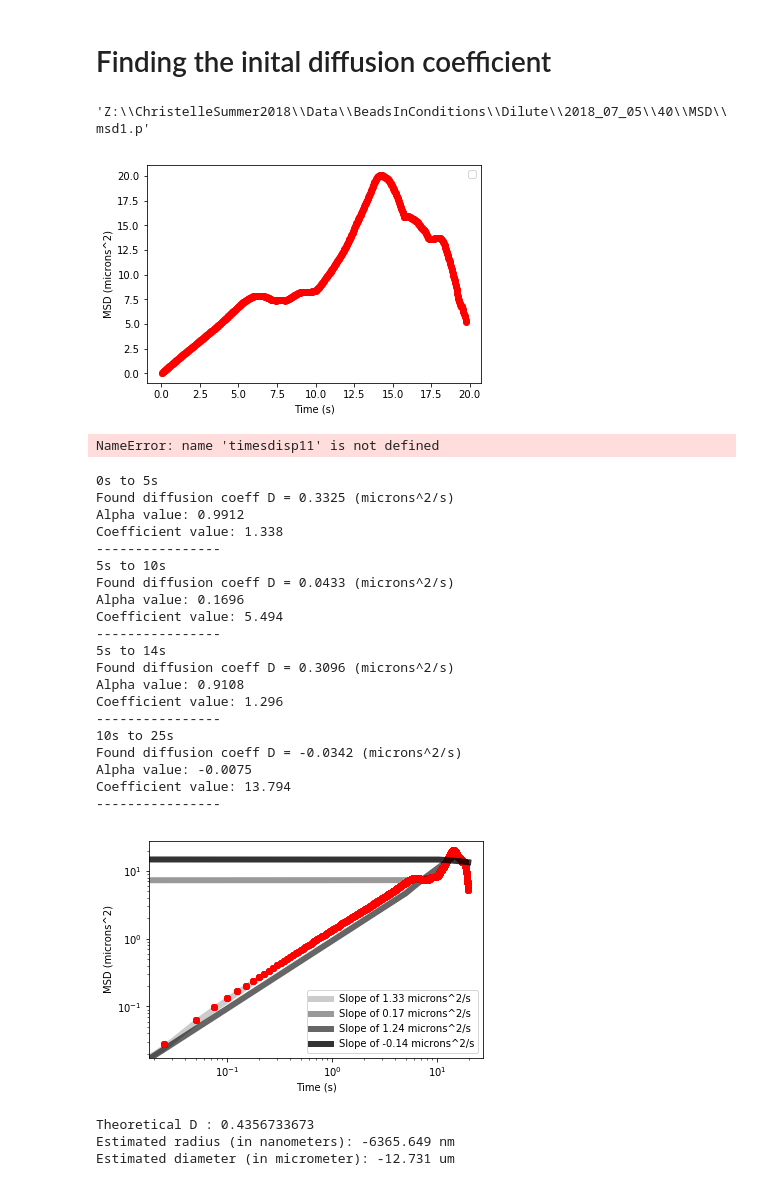
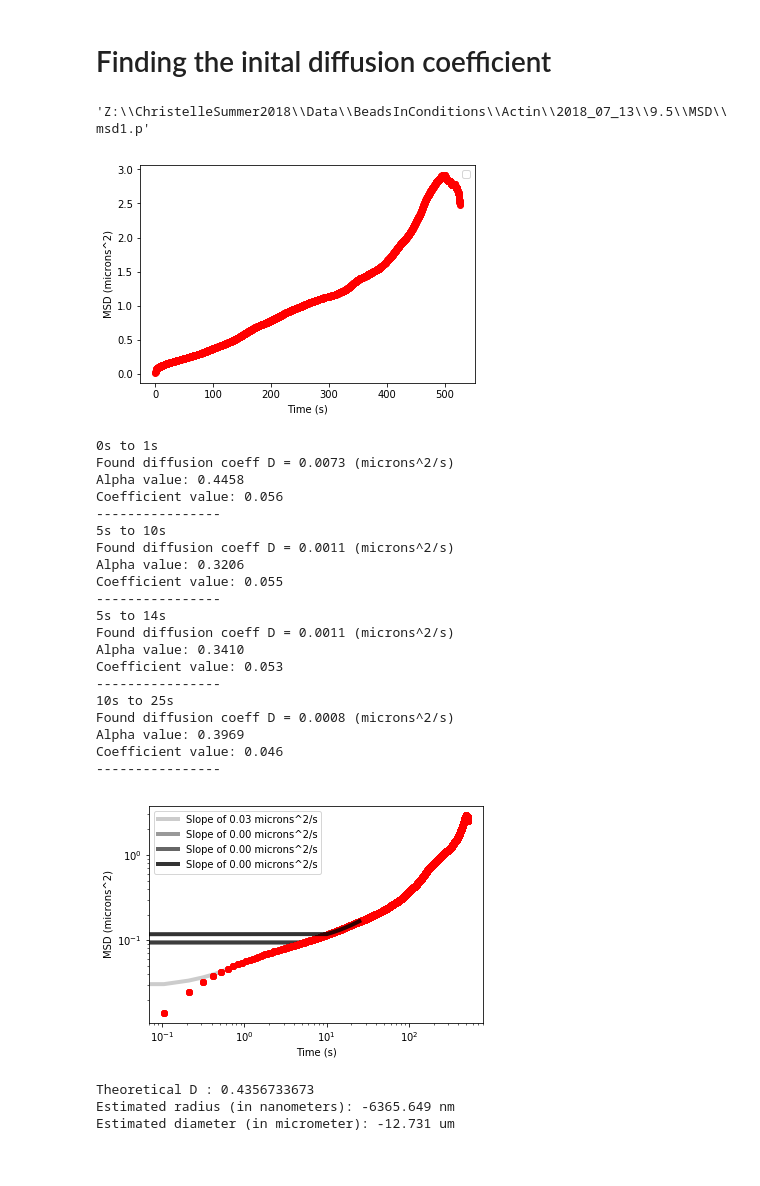
Before and after one commit to chmatsuda/ParticleTracking-Python, a Jupyter notebook: jupyter_notebooks/Particle Tracking, Finding the MSD.ipynb, the cells around one changed output. Drawn from its saved outputs; the diff is of its cells as text; code cells hidden in the pictures.

```diff
--- a/jupyter_notebooks/Particle Tracking, Finding the MSD.ipynb
+++ b/jupyter_notebooks/Particle Tracking, Finding the MSD.ipynb
@@ -40,10 +40,10 @@ import pickle
 #data_directory = "//Volumes//USB DISK//60fps_2//" #Notice the double slashes!
 
 ##PC
-data_directory = "Z:\\ChristelleSummer2018\\Data\\BeadsInConditions\\Dilute\\2018_07_05\\40\\2018_07_05_Dilute40fps2_3\\"
+data_directory = "Z:\\ChristelleSummer2018\\Data\\BeadsInConditions\\Actin\\2018_07_13\\9.5\\2018_07_17_Actin9.5fps_2\\"
 #data_file = "Substack (1-500).tif"
 data_file = data_directory.split('\\')[-2]+"_MMStack_Pos0.ome.tif"
-frame_rate = 40.0
+frame_rate = 9.5
 # %% [markdown]
 ### Let's inspect the data
 
@@ -127,7 +125,7 @@ Did that look okay? You should see a figure appear with green dots where the pro
 Now we'll run the feature-finding algorithm with the paramters we found on *all* frames.
 # %%
 feature_size = 7
-num_frames = 3000 #number of frames to find particles
+num_frames = 5000 #number of frames to find particles
 
 #Same parameters used as in "test".
 #NOTE: I set verbose=False here so it doesn't print out too much
@@ -160,7 +158,15 @@ In each frame, the code has identified particles (i.e., features). Now we have t
 # %%
 ### Tracking with fancytrack:
 num_dimensions = 2 #We take 2-dimensional images
-max_displacement = 2 #3 #Maximum displacement between consecutive frames to count as same particle
+if (frame_rate <4):
+    max_displacement =10
+elif(frame_rate < 12):
+    max_displacement = 5
+elif(frame_rate < 30):
+    max_displacement = 3
+else:
+    max_displacement =2
+#3 #Maximum displacement between consecutive frames to count as same particle
 goodenough = 20 #Minimum length for trajectory
 memory = 1 #how many consecutive frames a feature is allowed to skip.
 tracks = trackmem.trackmem(mt, max_displacement, num_dimensions, goodenough, memory)
@@ -266,7 +271,7 @@ for i in range(0,len(track_IDs_Length)):
 # %%
 '\\'.join(data_directory.split("\\")[:-2])+'\\MSD\\msd1.p'
 # %% [output]
-'Z:\\ChristelleSummer2018\\Data\\BeadsInConditions\\Dilute\\2018_07_05\\40\\MSD\\msd1.p'
+'Z:\\ChristelleSummer2018\\Data\\BeadsInConditions\\Actin\\2018_07_13\\9.5\\MSD\\msd1.p'
 # %%
 pixel_size = 0.189 #Multiplying by 2 because image was 2x2 binned. This is for 40x on Motic.
 
@@ -277,7 +282,7 @@ times= np.arange(1,len(msd)+1)/frame_rate
 # %%
 ##Saves the msds as a python file to be used later and as a csv text file for ease of access
 save_to = '\\'.join(data_directory.split("\\")[:-2])
-pickle.dump(msd, open(save_to + '\\MSD\\msd3.p' , 'wb')) ##this will save to the
+pickle.dump(msd, open(save_to + '\\MSD\\msd2.p' , 'wb')) ##this will save to the
 #pickle.dump(times, open(save_to + '\\MSD\\times1.p' , 'wb'))
 #np.savetxt(data_directory+'TimesMsd.txt',np.transpose((times,msd)),delimiter=',')
 ## pickle.dump(video_number, open(save_to + '\\'+'video_number.p', 'wb')) ##this will save to the fps folder and keep overwriting...
@@ -306,19 +311,14 @@ pylab.ylabel('MSD (microns^2)');
 pylab.savefig(data_directory+'MSDPlot.png')
 #pylab.savefig(data_directory+'MSDPlotMaxCutoffs.pdf')
 # %% [output]
-[figure, old version]
+[figure, new version]
-# %%
-print np.shape(timesdisp11)
-print np.shape(msddisp11)
-# %% [output]
-NameError: name 'timesdisp11' is not defined
 # %%
 ## Getting different diffusion coefficients for different time ranges
 ## (0 to 5s, 0 to 10s, 10 to 50s, this is what sylas does)
 mpld3.enable_notebook()
 
 cutoff_start =[0,5,5,10]
-cutoff_stop = [5,10,14,25]
+cutoff_stop = [1,10,14,25]
 DiffusionCoeffs = np.empty(len(cutoff_start))
 AlphaValues = np.empty(len(cutoff_start))
 
@@ -337,7 +337,7 @@ for p in range(0, len(cutoff_start)):
     linear_fit = np.polyfit(times[K][4:], msd[K][4:],1) #fit to polynomial of order 1 (i.e., a line)
     values_from_fit = np.polyval(linear_fit, np.hstack((np.array([0]),times[K]))) #evaluate polynomial
     pylab.loglog(np.hstack((np.array([0]),times[K])), values_from_fit,
-             '-k', lw=6, alpha= .2*(p+1), label = r"Slope of %.2f microns^2/s" % linear_fit[0])
+             '-k', lw=4, alpha= .2*(p+1), label = r"Slope of %.2f microns^2/s" % linear_fit[0])
 
     print str(start)+'s to ' + str(stop) + 's'
    # print "Estimate of localization error: %.4f microns" % abs(linear_fit[1])**0.5  ##not sure what this is...is it correct?
@@ -355,48 +355,48 @@ for p in range(0, len(cutoff_start)):
         fit = np.polyfit(logtimes,logmsd,1)
         alphapower = fit[0]
         logx = fit[1]
         k= np.exp(logx)
         print "Alpha value: %.4f " % alphapower
         print "Coefficient value: %.3f " % k
     else:
         logtimes = np.log(times[begin:end])
         logmsd = np.log(msd[begin:end])
         fit = np.polyfit(logtimes,logmsd,1)
         alphapower = fit[0]
         logx = fit[1]
         k= np.exp(logx)
         print "Alpha value: %.4f " % alphapower
         print "Coefficient value: %.3f " % k
 
     AlphaValues[p]= alphapower
     print ("----------------")
 pylab.legend() #puts the 'label' on the plot
 pylab.xlabel('Time (s)');
 pylab.ylabel('MSD (microns^2)');
 
-pylab.savefig(data_directory+'\\MSDLogLogPlot.png')
+#pylab.savefig(data_directory+'\\MSDLogLogPlot.png')
 # %% [output]
-0s to 5s
-Found diffusion coeff D = 0.3325 (microns^2/s)
-Alpha value: 0.9912
-Coefficient value: 1.338
+0s to 1s
+Found diffusion coeff D = 0.0073 (microns^2/s)
+Alpha value: 0.4458
+Coefficient value: 0.056
 ----------------
 5s to 10s
-Found diffusion coeff D = 0.0433 (microns^2/s)
-Alpha value: 0.1696
-Coefficient value: 5.494
+Found diffusion coeff D = 0.0011 (microns^2/s)
+Alpha value: 0.3206
+Coefficient value: 0.055
 ----------------
 5s to 14s
-Found diffusion coeff D = 0.3096 (microns^2/s)
-Alpha value: 0.9108
-Coefficient value: 1.296
+Found diffusion coeff D = 0.0011 (microns^2/s)
+Alpha value: 0.3410
+Coefficient value: 0.053
 ----------------
 10s to 25s
-Found diffusion coeff D = -0.0342 (microns^2/s)
-Alpha value: -0.0075
-Coefficient value: 13.794
+Found diffusion coeff D = 0.0008 (microns^2/s)
+Alpha value: 0.3969
+Coefficient value: 0.046
 ----------------
-[figure, old version]
+[figure, new version]
 # %%
 
 #Some parameters...
```
Also changed, not shown: parts of 11 cells of this notebook, 7 other files.
